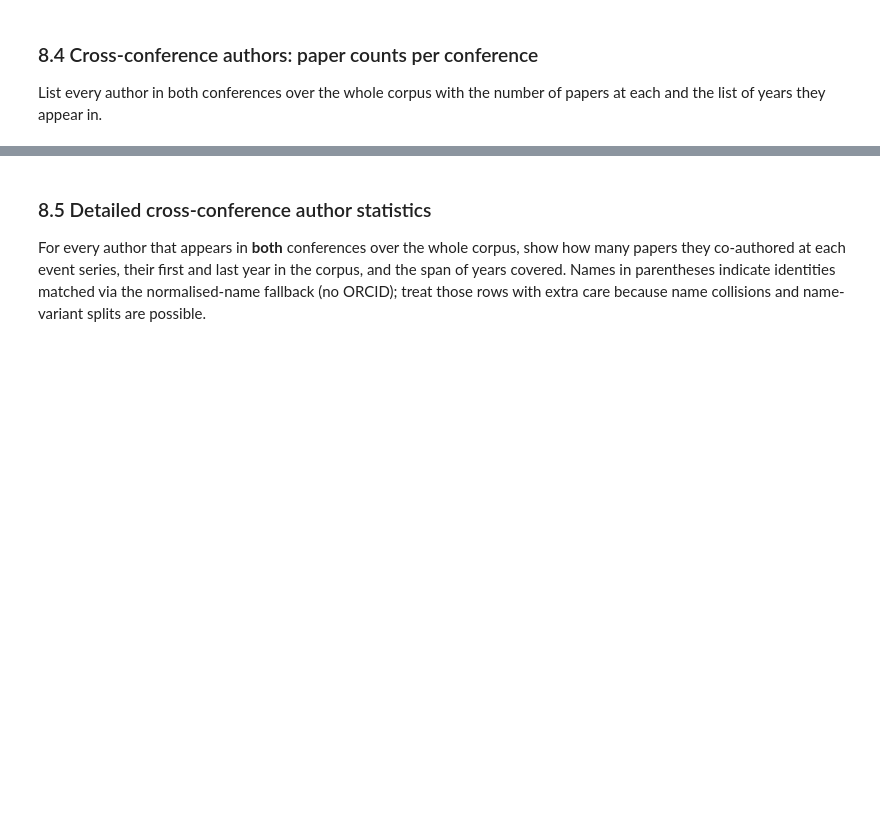
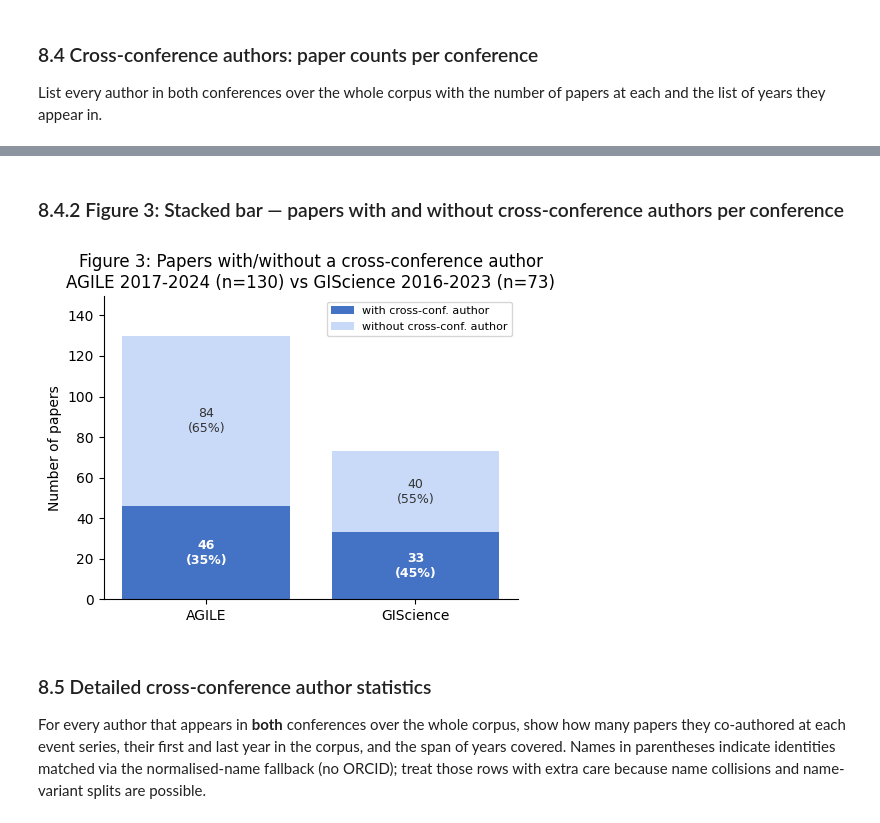
Before and after one commit to nuest/reproducible-research-giscience-longitudinal-study, a Jupyter notebook: 07_authorship.ipynb, the cells around one changed output, grey strips where cells are left out. Drawn from its saved outputs; the diff is of its cells as text; code cells hidden in the pictures; blank space fills up the shorter version.

```diff
--- a/07_authorship.ipynb
+++ b/07_authorship.ipynb
@@ -486,3 +563,49 @@ display(overlap_df)
+# %% [markdown]
+### 8.4.2 Figure 3: Stacked bar — papers with and without cross-conference authors per conference
+# %%
+confs   = ["AGILE", "GIScience"]
+totals  = [len(agile_cross), len(gi_cross)]
+n_withs = [ag_with, gi_with]
+n_wouts = [ag_only_papers, gi_only_papers]
+
+COLOR_WITH    = "#4472C4"
+COLOR_WITHOUT = "#C9DAF8"
+
+fig, ax = plt.subplots(figsize=(5, 4))
+bars_with    = ax.bar(confs, n_withs, color=COLOR_WITH,    label="with cross-conf. author")
+bars_without = ax.bar(confs, n_wouts, color=COLOR_WITHOUT, label="without cross-conf. author",
+                      bottom=n_withs)
+
+# Value labels inside each segment.
+for bar, n, total in zip(bars_with, n_withs, totals):
+    ax.text(
+        bar.get_x() + bar.get_width() / 2,
+        bar.get_height() / 2,
+        f"{n}\n({n/total:.0%})",
+        ha="center", va="center", fontsize=9, color="white", fontweight="bold",
+    )
+for bar, n_with, n_out, total in zip(bars_without, n_withs, n_wouts, totals):
+    ax.text(
+        bar.get_x() + bar.get_width() / 2,
+        n_with + n_out / 2,
+        f"{n_out}\n({n_out/total:.0%})",
+        ha="center", va="center", fontsize=9, color="#333",
+    )
+
+ax.set_ylabel("Number of papers")
+ax.set_title(
+    f"Figure 3: Papers with/without a cross-conference author\n"
+    f"AGILE {ag_range} (n={len(agile_cross)}) vs GIScience {gi_range} (n={len(gi_cross)})"
+)
+ax.legend(loc="upper right", fontsize=8)
+ax.set_ylim(0, max(totals) * 1.15)
+ax.spines[["top", "right"]].set_visible(False)
+fig.tight_layout()
+fig.savefig(FIG_DIR / "figure3_papers_crossauthor_bar.png", dpi=150)
+fig.savefig(FIG_DIR / "figure3_papers_crossauthor_bar.pdf")
+plt.show()
+# %% [output]
+[figure, added]
 # %% [markdown]
 ### 8.5 Detailed cross-conference author statistics
 
```
Also changed, not shown: parts of 3 cells of this notebook, 6 other files.
